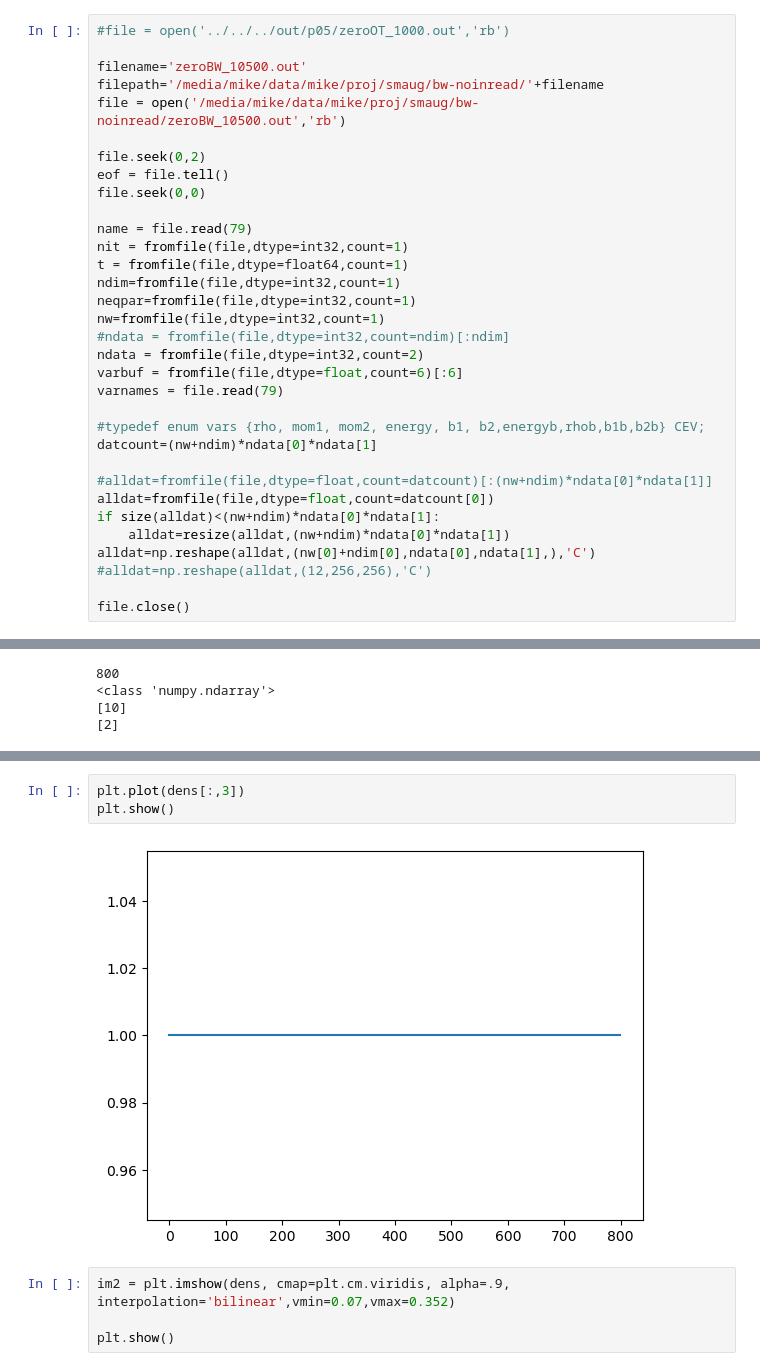
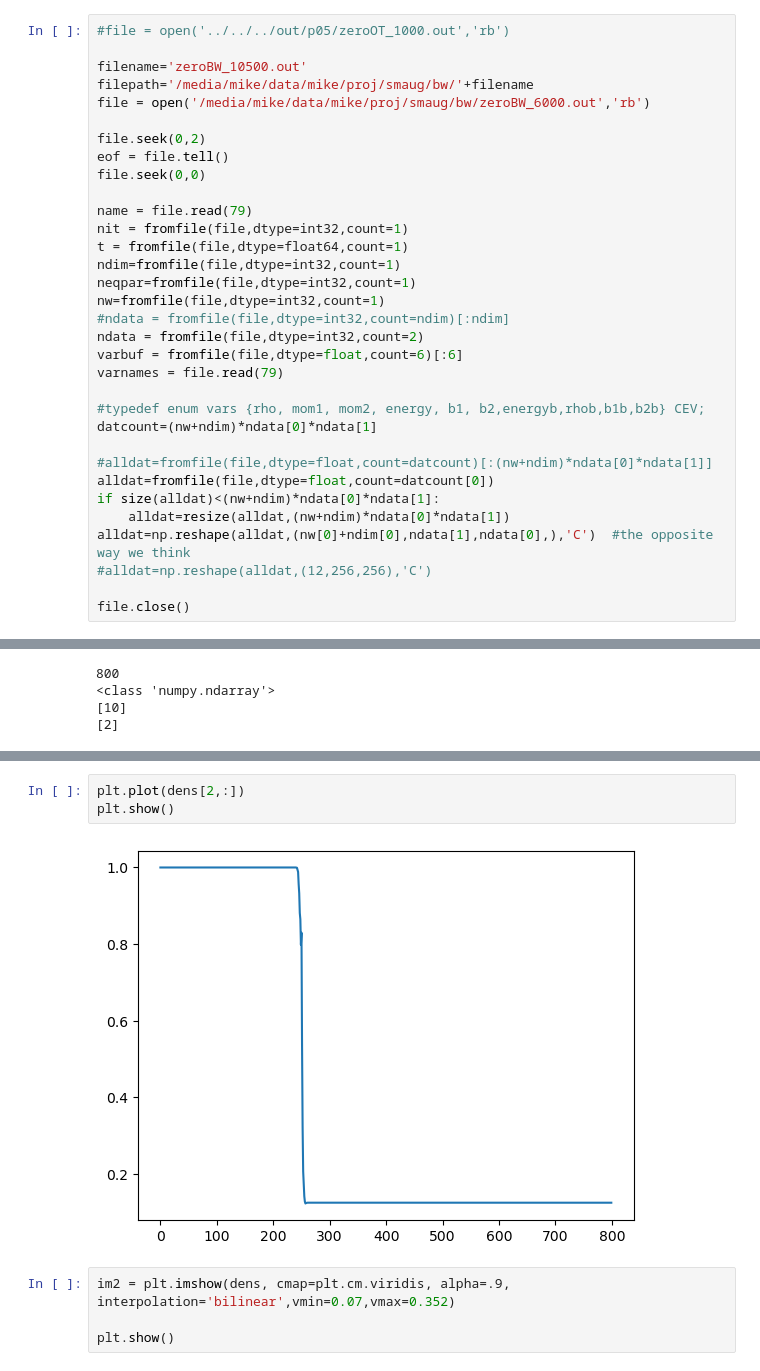
Before and after one commit to mikeg64/smaug, a Jupyter notebook: smaug/python/notebooks/smaug2d_surf_bw_example.ipynb, the cells around one changed output, grey strips where cells are left out. Cells and saved outputs as stored; diff of their text form.

Commit message:
array ordering in visulisation in reshape to correct and validate BW  also corrected animation

```diff
--- a/smaug/python/notebooks/smaug2d_surf_bw_example.ipynb
+++ b/smaug/python/notebooks/smaug2d_surf_bw_example.ipynb
@@ -28,8 +68,8 @@ import struct
 #file = open('../../../out/p05/zeroOT_1000.out','rb')
 
 filename='zeroBW_10500.out'
-filepath='/media/mike/data/mike/proj/smaug/bw-noinread/'+filename
-file = open('/media/mike/data/mike/proj/smaug/bw-noinread/zeroBW_10500.out','rb')
+filepath='/media/mike/data/mike/proj/smaug/bw/'+filename
+file = open('/media/mike/data/mike/proj/smaug/bw/zeroBW_6000.out','rb')
 
 file.seek(0,2)
 eof = file.tell()
@@ -53,7 +93,7 @@ datcount=(nw+ndim)*ndata[0]*ndata[1]
 alldat=fromfile(file,dtype=float,count=datcount[0])
 if size(alldat)<(nw+ndim)*ndata[0]*ndata[1]:
     alldat=resize(alldat,(nw+ndim)*ndata[0]*ndata[1])
-alldat=np.reshape(alldat,(nw[0]+ndim[0],ndata[0],ndata[1],),'C')
+alldat=np.reshape(alldat,(nw[0]+ndim[0],ndata[1],ndata[0],),'C')  #the opposite way we think
 #alldat=np.reshape(alldat,(12,256,256),'C')
 
 file.close()
@@ -97,8 +137,8 @@ print(shape(dens))
 # %%
-plt.plot(dens[:,3])
+plt.plot(dens[2,:])
 plt.show()
 # %% [output]
-[figure, old version]
+[figure, new version]
 # %%
 im2 = plt.imshow(dens, cmap=plt.cm.viridis, alpha=.9, interpolation='bilinear',vmin=0.07,vmax=0.352)
 
```
Also changed, not shown: parts of 9 cells of this notebook, 14 other files.
